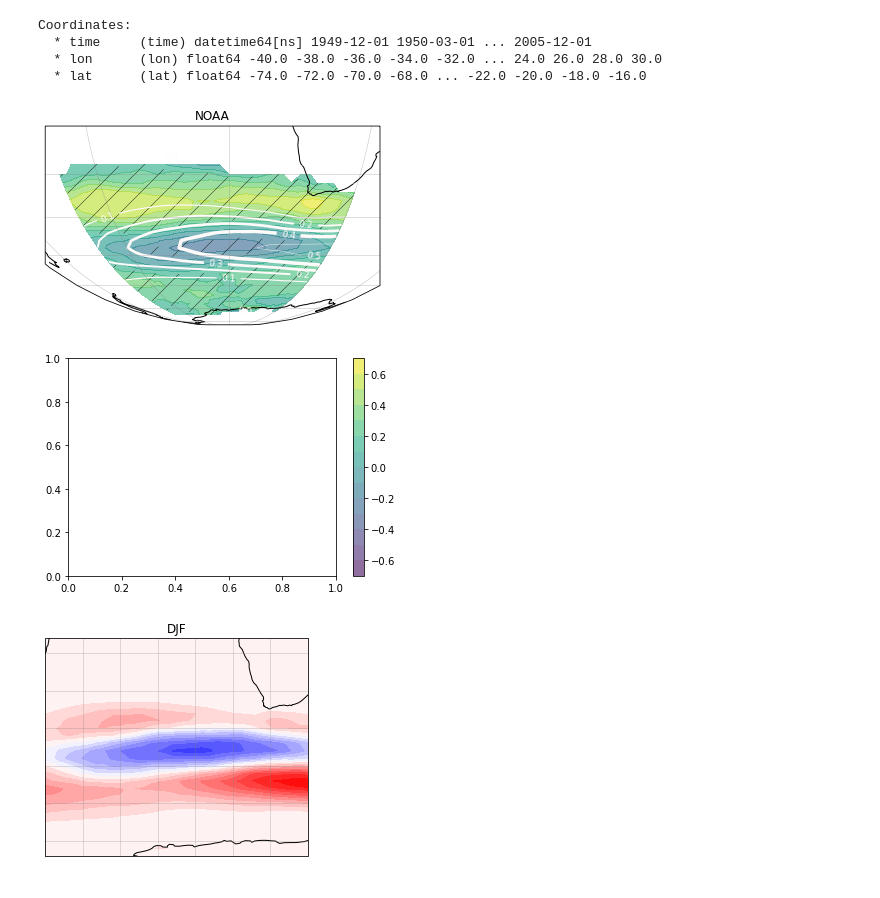
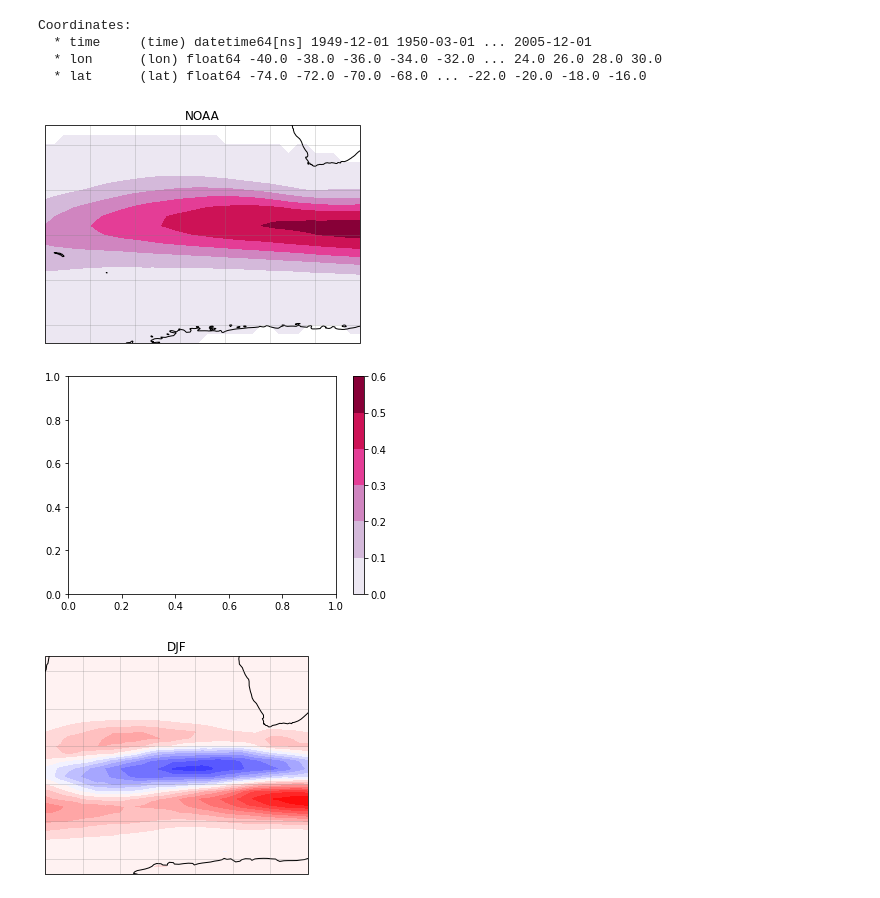
Before and after one commit to peterm790/MASTERS, a Jupyter notebook: JET/Plots_2D.ipynb, the cells around one changed output. Saved outputs shown, nothing was run; the diff lists cells and outputs as text; code cells hidden in the pictures.

Commit message:
Changes to be committed: 	modified:   Demonstration_1D.ipynb 	modified:   Plots_2D.ipynb 	modified:   Scoring_1D.ipynb

```diff
--- a/JET/Plots_2D.ipynb
+++ b/JET/Plots_2D.ipynb
@@ -26,31 +26,34 @@ levels = np.linspace(round(-0.7,1),round(0.7,1), 15)
+# %%
+levels = np.linspace(0,0.6,7)
 # %%
 #for index in jetdic:
 for index in ['NOAA']:
-    ax = plt.axes(projection=ccrs.Orthographic())
+    ax = plt.axes(projection=ccrs.PlateCarree())
     ax.coastlines()
     plt.rcParams['hatch.linewidth']=0.4
     plt.rcParams['hatch.color']='black'
-    c = ax.contourf(cordic[index].lon,cordic[index].lat,cordic[index],levels=levels, transform = ccrs.PlateCarree(),alpha=0.6)
-    sig = ax.contourf(pvdic[index].lon,pvdic[index].lat,pvdic[index],levels = [0,0.05], hatches=["/"], transform = ccrs.PlateCarree(),alpha=0)
-    prob = ax.contour(jetdic[index].lon,jetdic[index].lat,jetdic[index].mean(dim='time'),vmin=0,vmax=1,colors = 'snow',levels = 5,linewidths=np.linspace(0.4,3.5,5), transform = ccrs.PlateCarree(),alpha=1)
-    ax.clabel(prob, inline=True, fontsize=9)
+    #c = ax.contourf(cordic[index].lon,cordic[index].lat,cordic[index],levels=levels, transform = ccrs.PlateCarree(),alpha=0.6)
+    #sig = ax.contourf(pvdic[index].lon,pvdic[index].lat,pvdic[index],levels = [0,0.05], hatches=["/"], transform = ccrs.PlateCarree(),alpha=0)
+    x = jetdic[index].mean(dim='time')
+    prob = ax.contourf(jetdic[index].lon,jetdic[index].lat,x.where(x>0),levels = levels, transform = ccrs.PlateCarree(),cmap = 'PuRd')
+    #ax.clabel(prob, inline=True, fontsize=9)
     plt.title(str(index))
-    ax.set_extent([-40, 32, -20, -85], ccrs.PlateCarree())
+    #ax.set_extent([-40, 32, -20, -85], ccrs.PlateCarree())
     #plt.colorbar(c)
     ax.gridlines(linewidth=0.5, color='gray', alpha=0.5)
     plt.savefig('../JET_OUT/correlation_plots/pdf/'+str(index)+'_Jet_correlation.pdf')
     plt.savefig('../JET_OUT/correlation_plots/png/'+str(index)+'_Jet_correlation.png',dpi=1200)
     plt.savefig('../JET_OUT/correlation_plots/svg/'+str(index)+'_Jet_correlation.svg', format='svg', dpi=1200)
     #plt.close()
     plt.show()
 # %% [output]
-[figure, old version]
+[figure, new version]
 # %%
-plt.colorbar(c, orientation = 'vertical')
+plt.colorbar(prob,orientation = 'vertical')
 plt.savefig('../JET_OUT/correlation_plots/pdf/cbar.pdf')
 plt.show()
 # %% [output]
-[figure, old version]
+[figure, new version]
 # %%
 seas={}
 for season in ['DJF','MAM','JJA','SON']:
```
Also changed, not shown: parts of 1 cell of this notebook.
